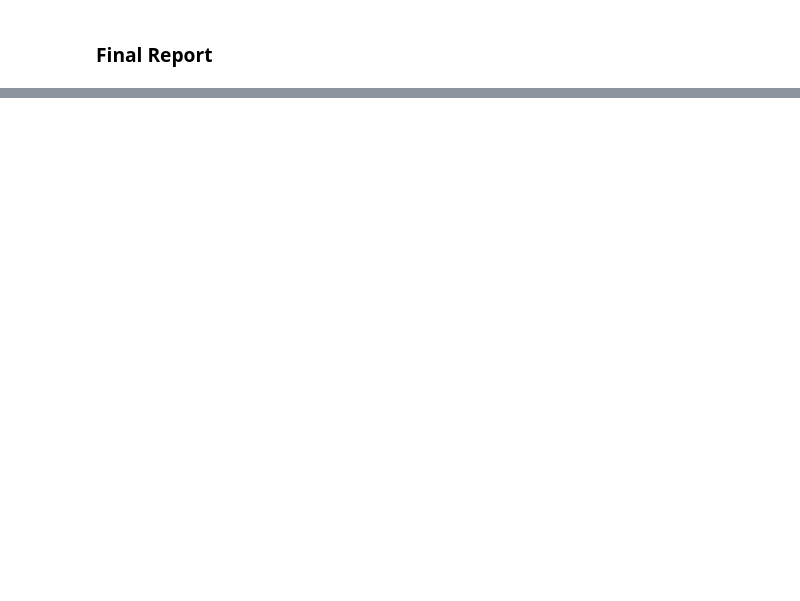
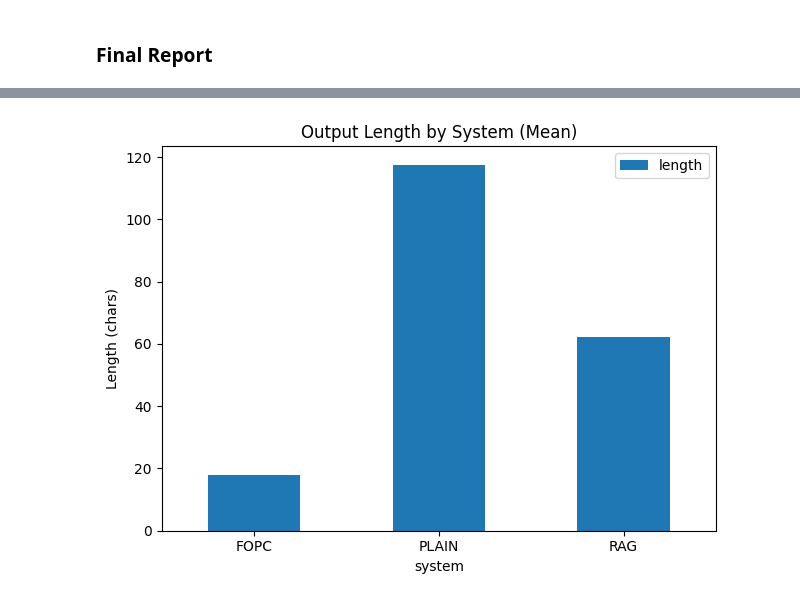
Before and after one commit to atom218/KRR-project, a Jupyter notebook: FoodData_Central_foundation_food_csv_2025-12-18/query_comparison.ipynb, the cells around one changed output, grey strips where cells are left out. Drawn from its saved outputs; the diff is of its cells as text; code cells hidden in the pictures; blank space fills up the shorter version.

```diff
--- a/FoodData_Central_foundation_food_csv_2025-12-18/query_comparison.ipynb
+++ b/FoodData_Central_foundation_food_csv_2025-12-18/query_comparison.ipynb
@@ -2108,0 +2181,8 @@ You should avoid the Venetian duck ragu and the ribollita recipes because they c
+# %%
+with open("query_comparison_rerun_list.json", "w", encoding="utf-8") as f:
+    json.dump(results, f, ensure_ascii=False, indent=2)
+
+with open("query_comparison_rerun_failures.json", "w", encoding="utf-8") as f:
+    json.dump(failures, f, ensure_ascii=False, indent=2)
+
+print("✅ saved:", len(results), "failures:", len(failures))
@@ -2108,0 +2493,11 @@ You should avoid the Venetian duck ragu and the ribollita recipes because they c
+# %%
+mean_len = df.groupby("system")[["length"]].mean()
+
+ax = mean_len.plot(kind="bar")
+plt.title("Output Length by System (Mean)")
+plt.ylabel("Length (chars)")
+plt.xticks(rotation=0)
+plt.tight_layout()
+plt.show()
+# %% [output]
+[figure, added]
```
Also changed, not shown: parts of 30 cells of this notebook.
